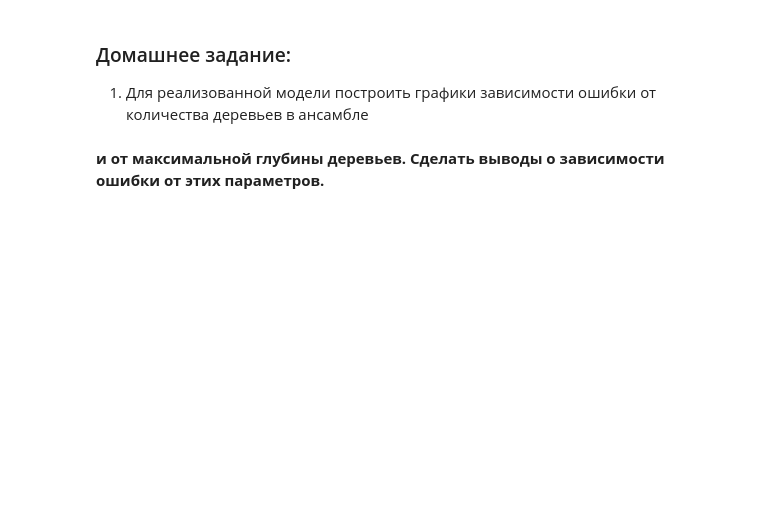
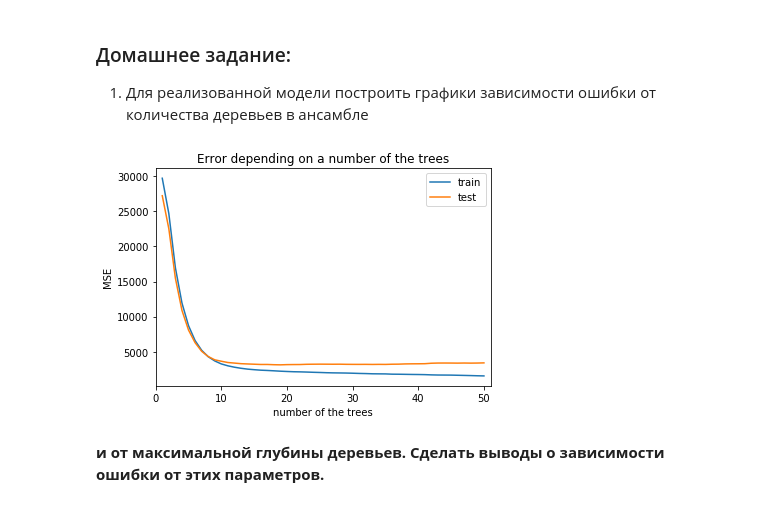
Before and after one commit to aldalinde/Analyzing_algorithms, a Jupyter notebook: hmw_Lesson6.ipynb, the cells around one changed output. Saved outputs shown, nothing was run; the diff lists cells and outputs as text; code cells hidden in the pictures; blank space fills up the shorter version.

```diff
--- a/hmw_Lesson6.ipynb
+++ b/hmw_Lesson6.ipynb
@@ -149,26 +173,32 @@ get_error_plot(n_trees, train_errors, test_errors)
 1. Для реализованной модели построить графики зависимости ошибки от количества деревьев в ансамбле
 # %%
 # errors depending on number of trees from 1 to 20
-errors_num_trees = []
-
+errors_train_num_trees = []
+errors_test_num_trees = []
 # Максимальная глубина деревьев
-max_depth = 5
+max_depth = 2
 # Шаг
 eta = 0.1
 num_trees =[]
-for n in range(20):
+for n in range(50):
     coefs=[1]*n
     trees, train_errors, test_errors = gb_fit(n+1, max_depth, X_train, X_test, y_train, y_test, coefs, eta)
+    train_pred = gb_predict(X_train, trees, coefs, eta)
     test_pred = gb_predict(X_test, trees, coefs, eta)
-    errors_num_trees.append(mean_squared_error(y_test, test_pred))
+    errors_train_num_trees.append(mean_squared_error(y_train, train_pred))
+    errors_test_num_trees.append(mean_squared_error(y_test, test_pred))
     num_trees.append(n+1)
 # %%
-plt.plot(num_trees, errors_num_trees)
+plt.plot(num_trees, errors_train_num_trees, label='train')
+plt.plot(num_trees, errors_test_num_trees, label='test')
 plt.title('Error depending on a number of the trees')
 plt.xlabel('number of the trees')
 plt.ylabel('MSE')
-plt.xlim(0, 21)
+plt.legend()
+plt.xlim(0, len(num_trees)+1)
 plt.show()
+# %% [output]
+[figure, added]
 # %% [markdown]
 **и от максимальной глубины деревьев. Сделать выводы о зависимости ошибки от этих параметров.**
 # %%
```
Also changed, not shown: parts of 22 cells of this notebook.
